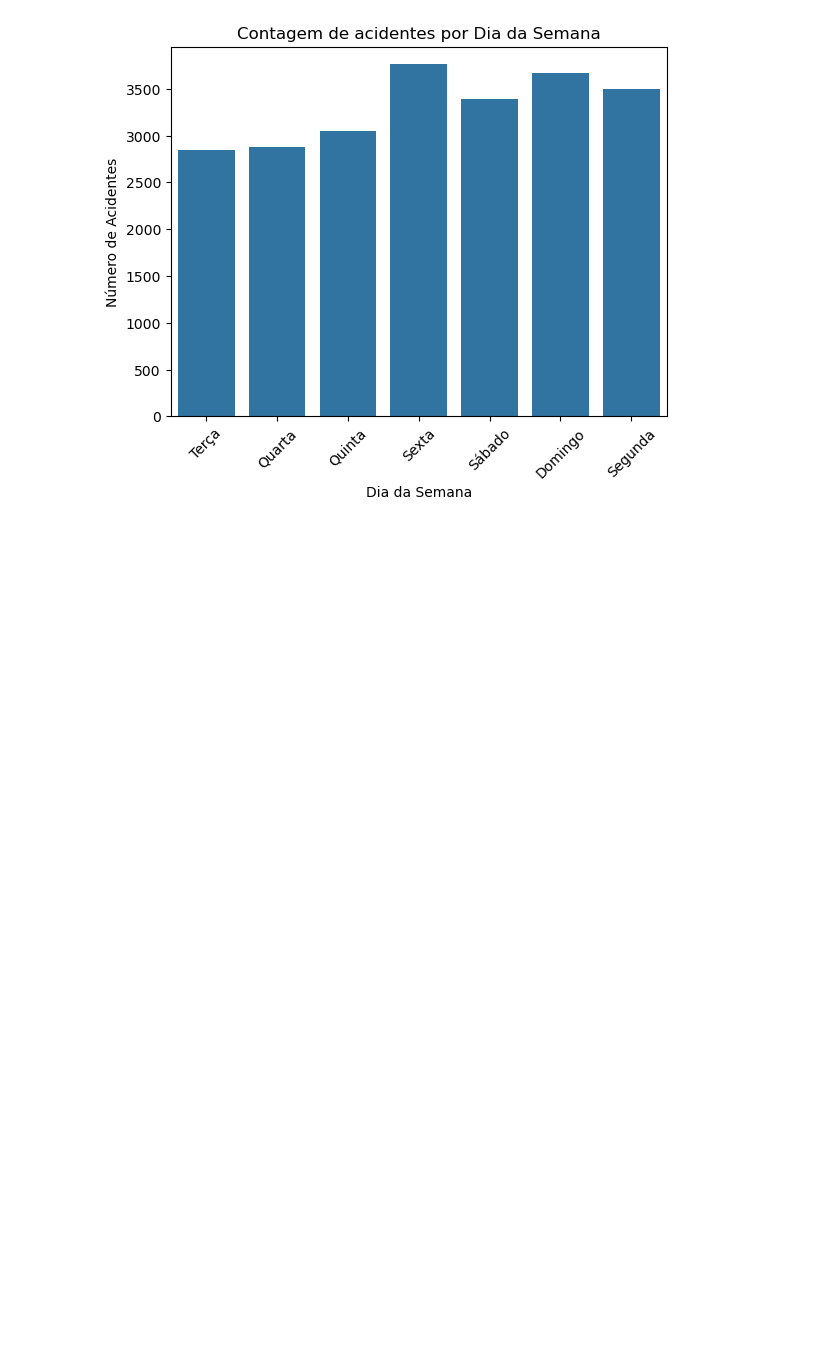
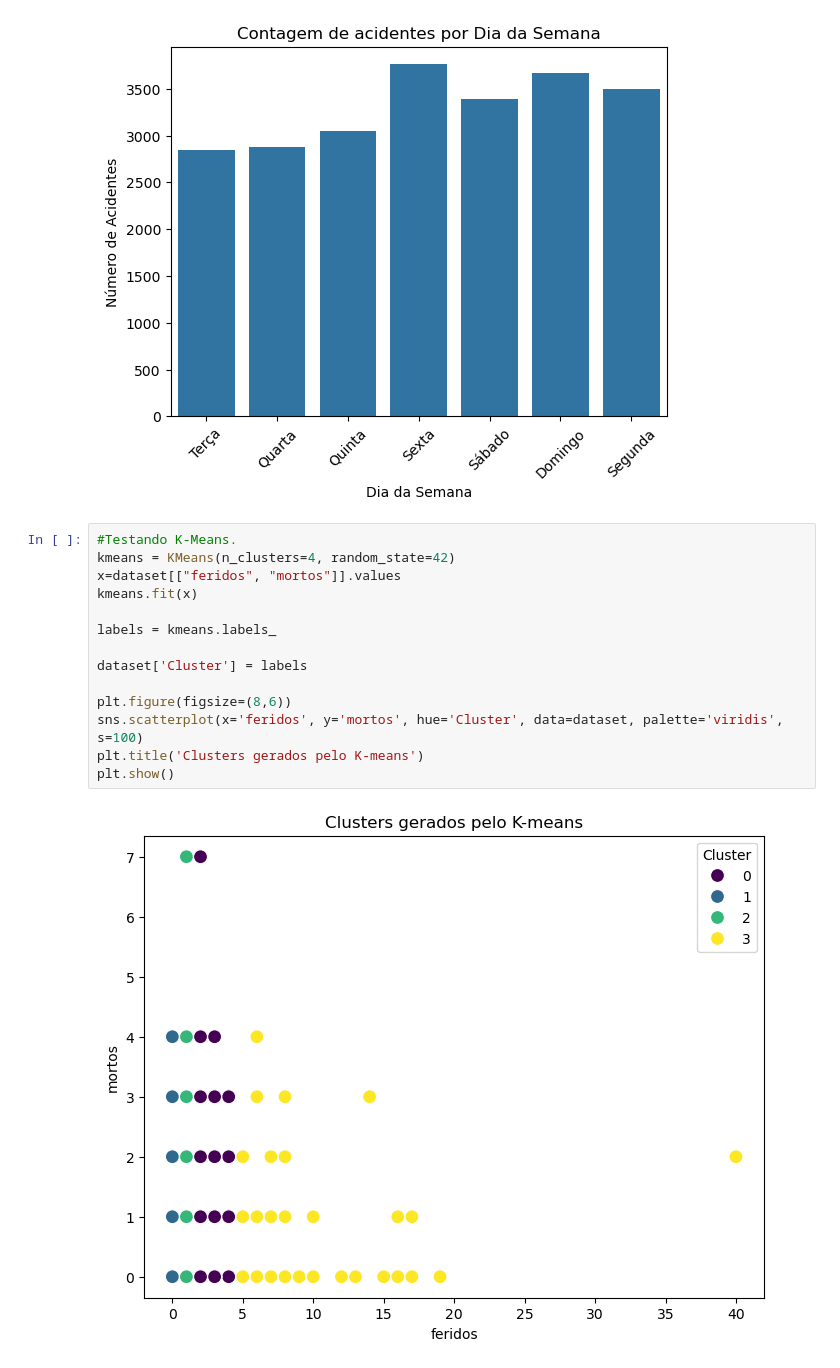
Before and after one commit to EmanuelMMB/Projeto-ICD, a Jupyter notebook: Acidentes de Trânsito em BRs (Fase1-Fase3).ipynb, the cells around one changed output. Cells and saved outputs as stored; diff of their text form; blank space fills up the shorter version.

```diff
--- a/Acidentes de Trânsito em BRs (Fase1-Fase3).ipynb
+++ b/Acidentes de Trânsito em BRs (Fase1-Fase3).ipynb
@@ -98,3 +100,19 @@ plt.show()
 #Qual dia da semana tem mais acidentes.
 # %% [output]
 [figure]
+# %%
+#Testando K-Means.
+kmeans = KMeans(n_clusters=4, random_state=42)
+x=dataset[["feridos", "mortos"]].values
+kmeans.fit(x)
+
+labels = kmeans.labels_
+
+dataset['Cluster'] = labels
+
+plt.figure(figsize=(8,6))
+sns.scatterplot(x='feridos', y='mortos', hue='Cluster', data=dataset, palette='viridis', s=100)
+plt.title('Clusters gerados pelo K-means')
+plt.show()
+# %% [output]
+[figure, added]
```
Also changed, not shown: parts of 1 cell of this notebook, 1 other file.
